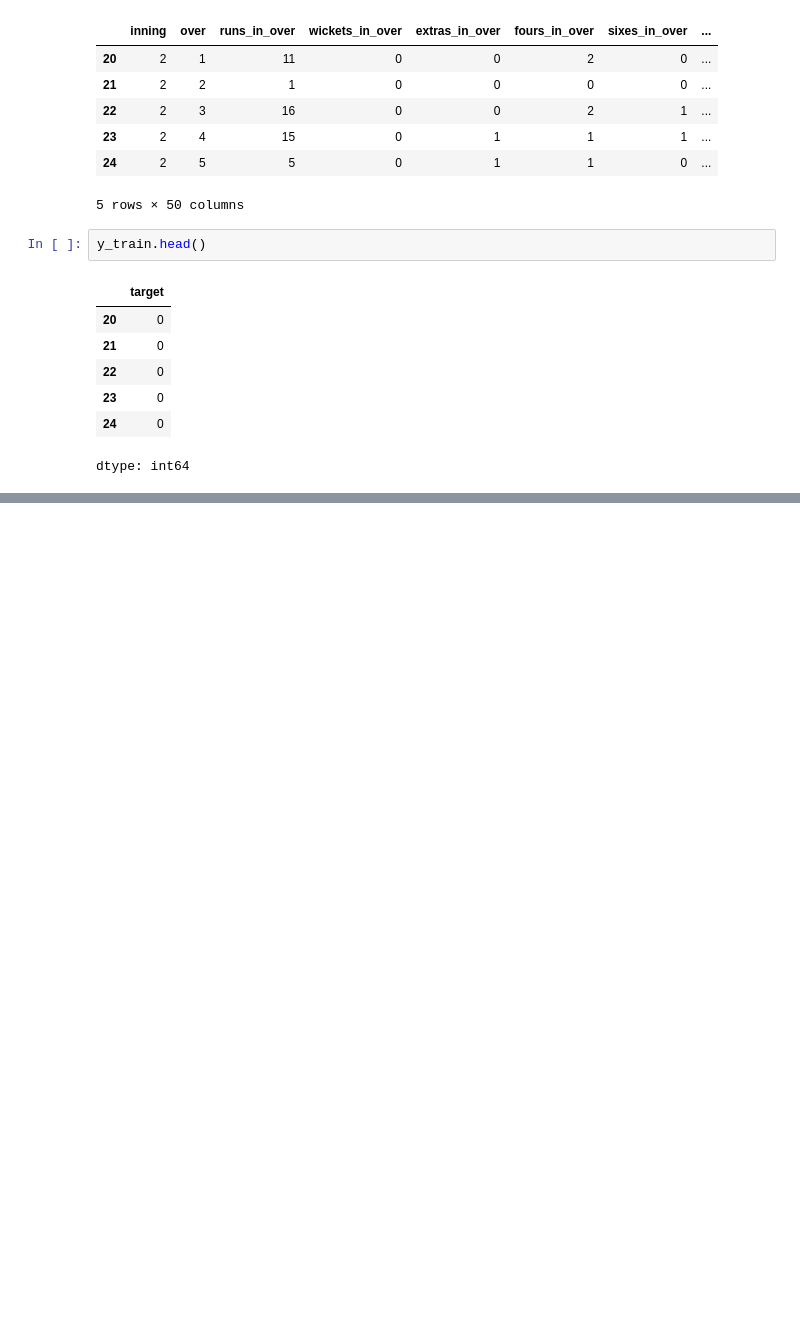
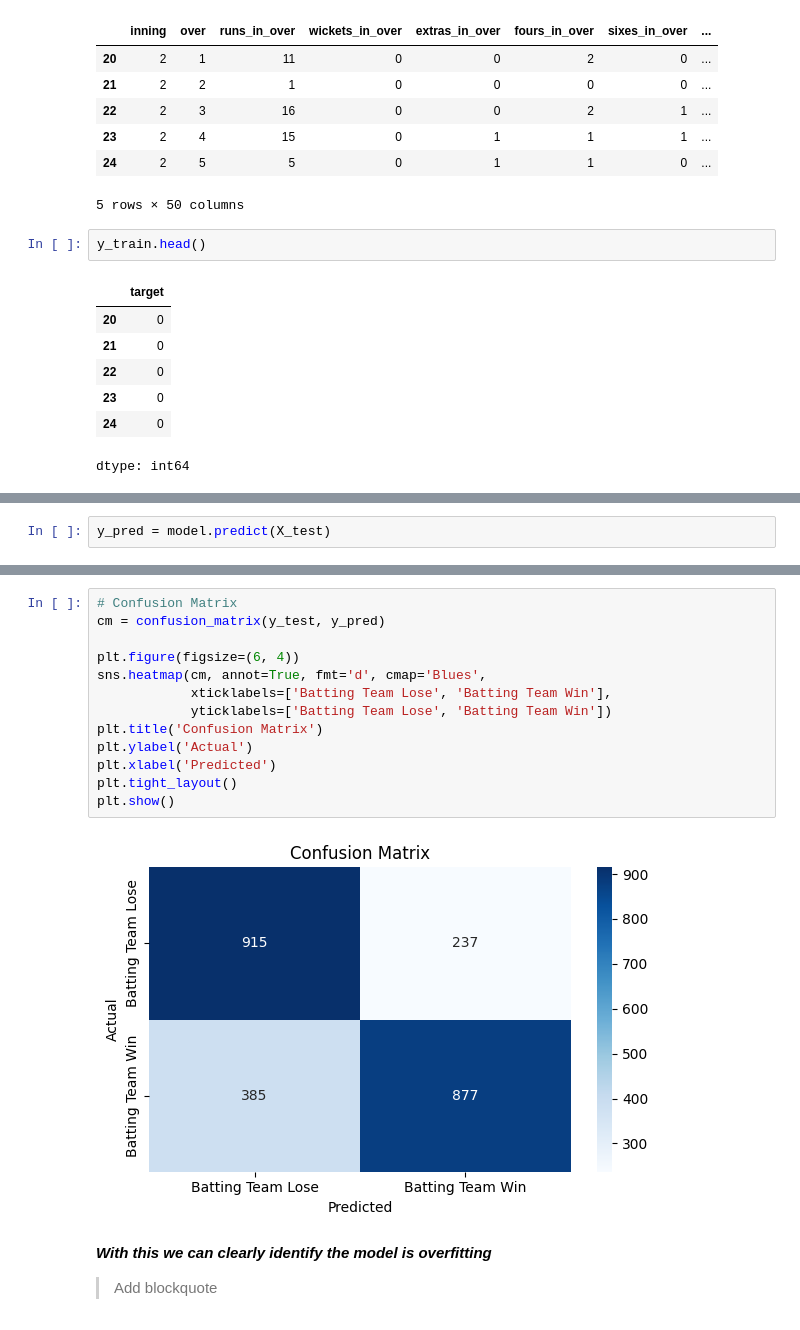
Before and after one commit to Jana1805/ML-Assignment, a Jupyter notebook: notebooks/RandomForest.ipynb, the cells around one changed output, grey strips where cells are left out. Saved outputs shown, nothing was run; the diff lists cells and outputs as text; blank space fills up the shorter version.

```diff
--- a/notebooks/RandomForest.ipynb
+++ b/notebooks/RandomForest.ipynb
@@ -490,0 +541,2 @@ dtype: int64
+# %%
+y_pred = model.predict(X_test)
@@ -490,0 +556,19 @@ dtype: int64
+# %%
+# Confusion Matrix
+cm = confusion_matrix(y_test, y_pred)
+
+plt.figure(figsize=(6, 4))
+sns.heatmap(cm, annot=True, fmt='d', cmap='Blues',
+            xticklabels=['Batting Team Lose', 'Batting Team Win'],
+            yticklabels=['Batting Team Lose', 'Batting Team Win'])
+plt.title('Confusion Matrix')
+plt.ylabel('Actual')
+plt.xlabel('Predicted')
+plt.tight_layout()
+plt.show()
+# %% [output]
+[figure, added]
+# %% [markdown]
+***With this we can clearly identify the model is overfitting***
+
+> Add blockquote
```
Also changed, not shown: parts of 8 cells of this notebook.
